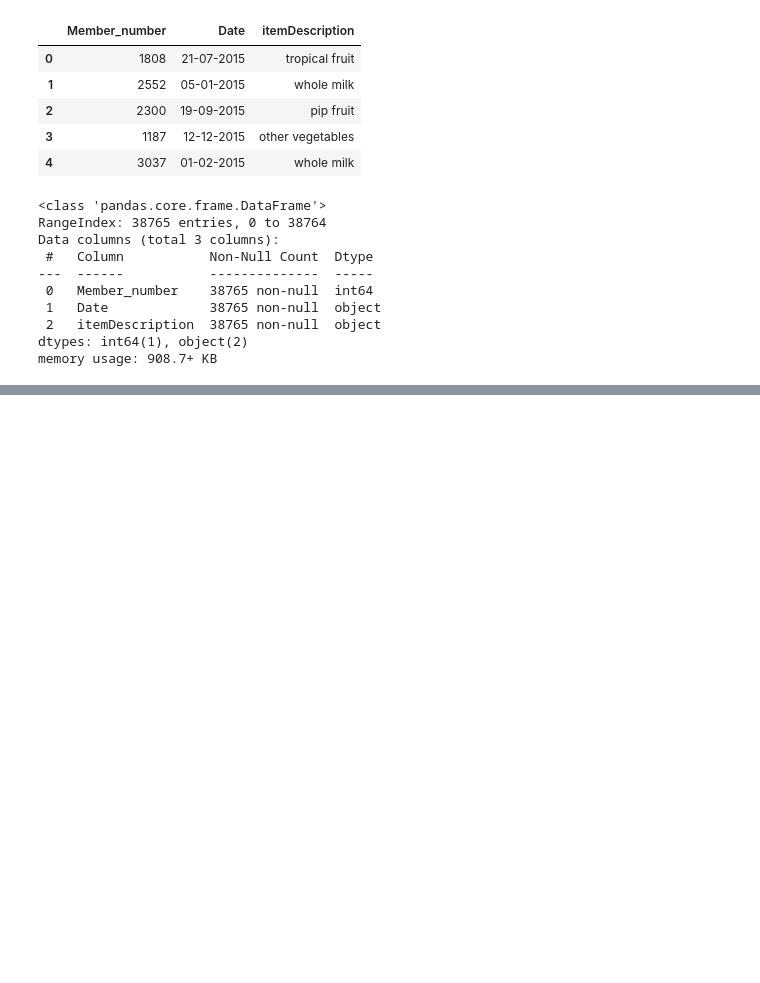
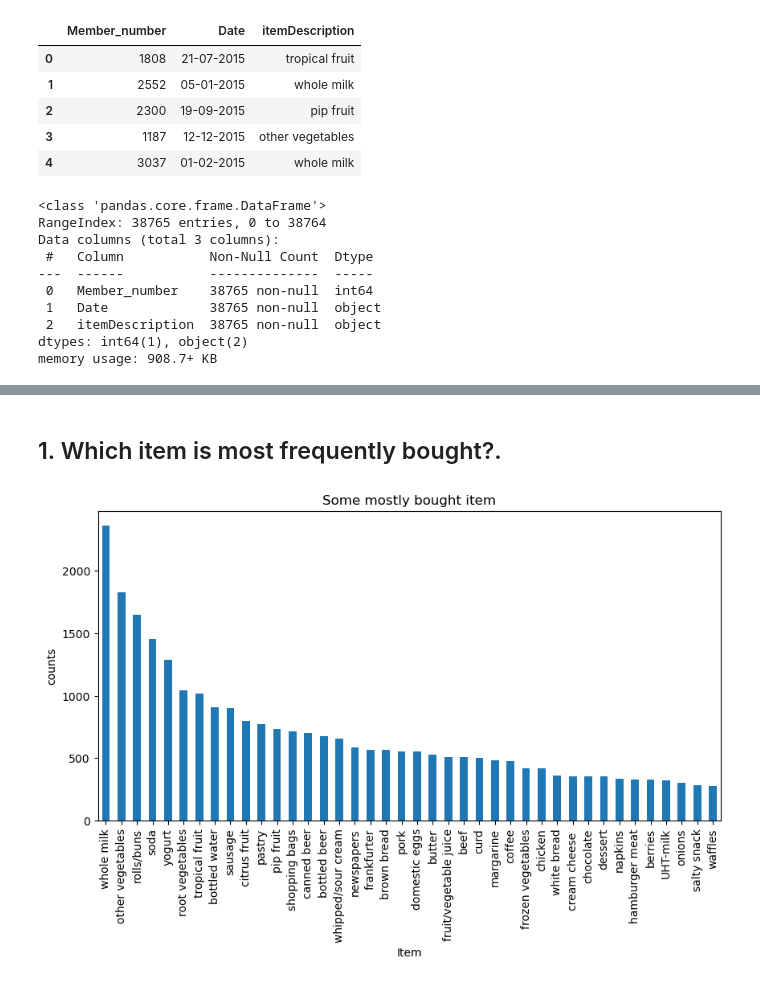
Before and after one commit to OhuneneIbrahim/Market-Basket-Analysis, a Jupyter notebook: Market_basket_analysis.ipynb, the cells around one changed output, grey strips where cells are left out. Drawn from its saved outputs; the diff is of its cells as text; code cells hidden in the pictures; blank space fills up the shorter version.

Commit message:
Analysis and recommendation

```diff
--- a/Market_basket_analysis.ipynb
+++ b/Market_basket_analysis.ipynb
@@ -38,0 +205,3 @@ df.head()
+# %%
+# Dropping duplicated values
+df = df.drop_duplicates()
@@ -38,0 +220,6 @@ df.head()
+# %%
+# Extracting the day, month and year
+
+df['day'] = df['Date'].dt.day
+df['month'] = df['Date'].dt.strftime('%b')
+df['year'] = df['Date'].dt.year
@@ -38,0 +250,3 @@ df.head()
+# %%
+# Convert members number to string for easy analysis
+df["Member_number"] = df["Member_number"].astype("str")
@@ -38,0 +276,11 @@ df.head()
+# %% [markdown]
+## 1. Which item is most frequently bought?.
+# %%
+plt.figure(figsize=(10, 5))
+df["itemDescription"].value_counts().nlargest(40).plot(kind= "bar")
+plt.title("Some mostly bought item")
+plt.xlabel("Item")
+plt.ylabel("counts")
+plt.show()
+# %% [output]
+[figure, added]
```
Also changed, not shown: parts of 70 cells of this notebook, 1 other file.
